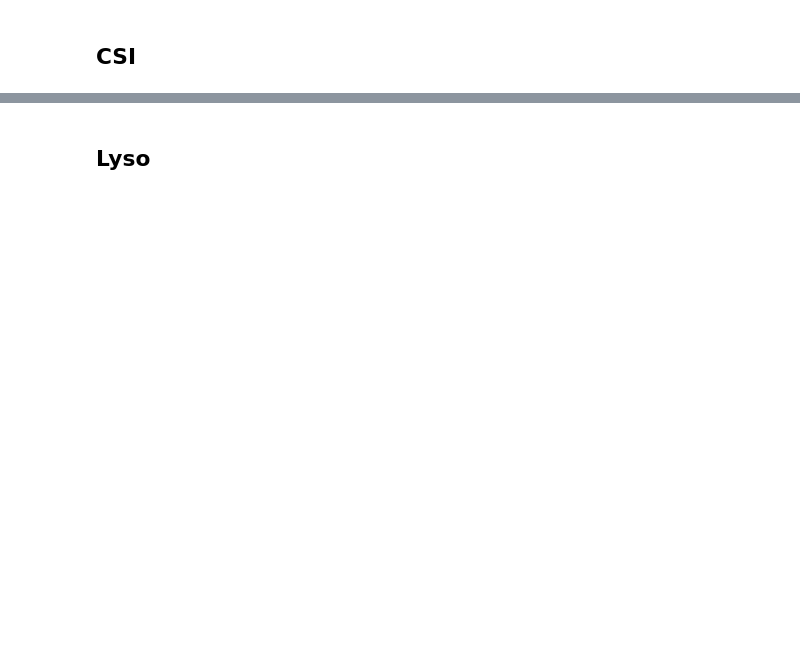
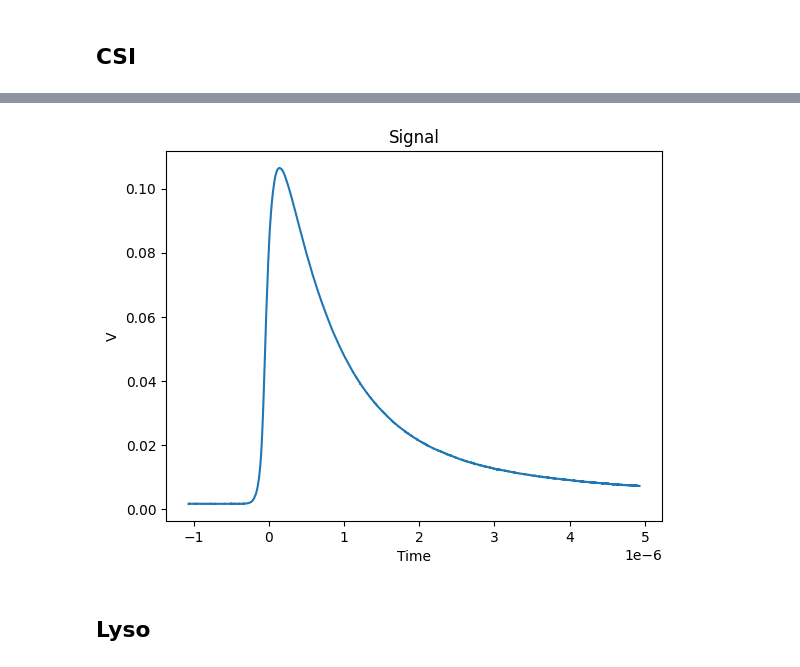
Before and after one commit to Pavar0tty/Laboratorio_SiPM, a Jupyter notebook: Analisi/Parte 2/Time_analisi.ipynb, the cells around one changed output, grey strips where cells are left out. Drawn from its saved outputs; the diff is of its cells as text; code cells hidden in the pictures; blank space fills up the shorter version.

```diff
--- a/Analisi/Parte 2/Time_analisi.ipynb
+++ b/Analisi/Parte 2/Time_analisi.ipynb
@@ -70,6 +112,8 @@ quick_plot(csi_na)
 # %%
-csi_co = read_data('CsI_Co')
+csi_co = pd.read_csv(root_path+'CSI_Co60.CSV')
 quick_plot(csi_co)
+# %% [output]
+[figure, added]
 # %% [markdown]
 ## Lyso
 # %%
```
Also changed, not shown: parts of 6 cells of this notebook, 4 other files.
